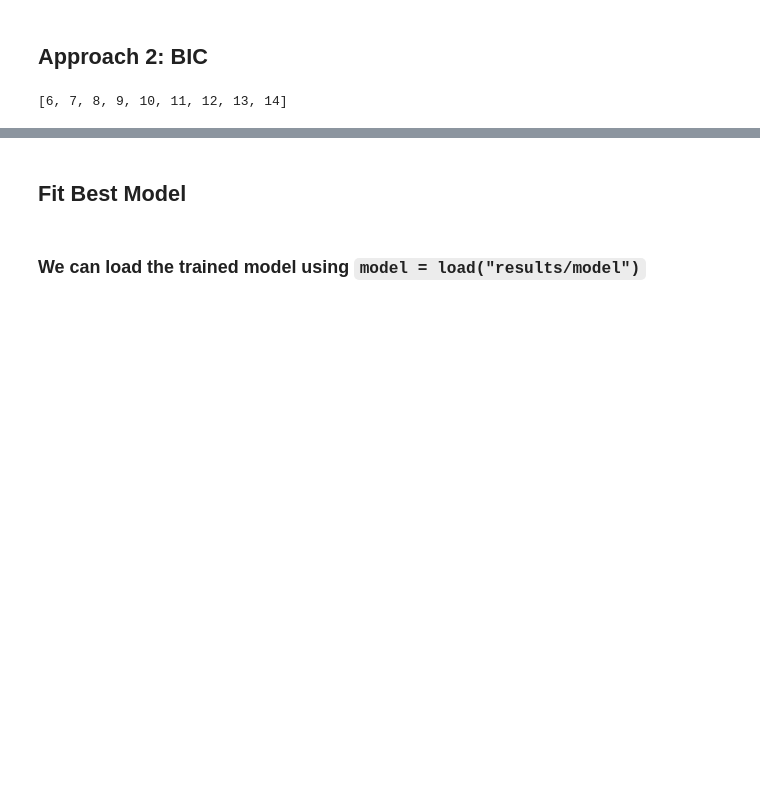
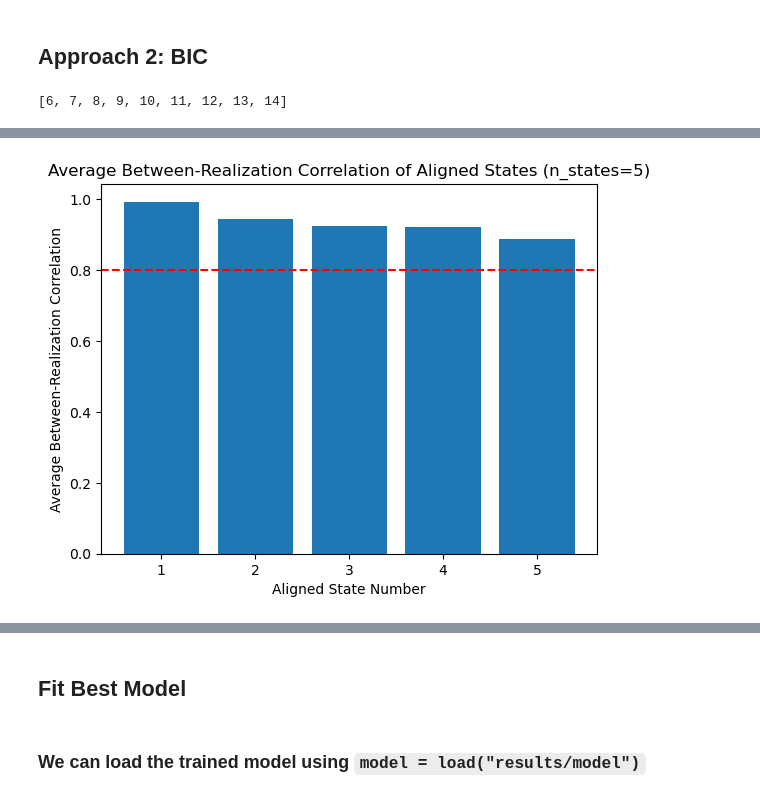
Before and after one commit to efei01/dFNC, a Jupyter notebook: HMM/CIMT_rest/CIMT_rest_HMM.ipynb, the cells around one changed output, grey strips where cells are left out. Saved outputs shown, nothing was run; the diff lists cells and outputs as text; code cells hidden in the pictures; blank space fills up the shorter version.

```diff
--- a/HMM/CIMT_rest/CIMT_rest_HMM.ipynb
+++ b/HMM/CIMT_rest/CIMT_rest_HMM.ipynb
@@ -832,0 +865,82 @@ num_states: MMDL
+# %%
+def realization_corr(r1, r2):
+    r1_stan = (r1 - np.mean(r1, axis=0, keepdims=True)) / np.std(r1, axis=0, keepdims=True)
+    r2_stan = (r2 - np.mean(r2, axis=0, keepdims=True)) / np.std(r2, axis=0, keepdims=True)
+
+    return r1_stan.T @ r2_stan / (r1_stan.shape[0] - 1)
+# %%
+for num_states in sorted_states:
+    CRCM = np.zeros(shape=(num_states * num_realizations, num_states * num_realizations))
+    for i in range(num_realizations):
+        for j in range(num_realizations):
+            if i != j:
+                CRCM[i * num_states:(i * num_states) + num_states, j * num_states:(j * num_states) + num_states] = abs(realization_corr(
+                    hyperparam_CV_log[num_states]['realizations'][i]['off_diags'],
+                    hyperparam_CV_log[num_states]['realizations'][j]['off_diags']
+                ))
+
+    print(np.round(CRCM, 1))
+    state_groups = [] # [(realization number, state number), ...] using 1-based indexing for realization and state numbers for interpretability
+    while np.max(CRCM) > 0:
+        state_groups.append([])
+        m, n = np.unravel_index(np.argmax(CRCM), shape=CRCM.shape)
+        state_groups[-1].append((int(m // num_states + 1), int(m % num_states + 1)))
+        state_groups[-1].append((int(n // num_states + 1), int(n % num_states + 1)))
+        for i in range(num_realizations):
+            if i != m // num_states and i != n // num_states:
+                p_i = i * num_states + np.argmax(CRCM[m, i * num_states:(i * num_states) + num_states])
+                q_i = i * num_states + np.argmax(CRCM[i * num_states:(i * num_states) + num_states, n])
+                if p_i == q_i or CRCM[m, p_i] > CRCM[q_i, n]:
+                    state_groups[-1].append((i + 1, int(p_i % num_states + 1)))
+                    CRCM[:, p_i] = 0
+                    CRCM[p_i, :] = 0
+                else:
+                    state_groups[-1].append((i + 1, int(q_i % num_states + 1)))
+                    CRCM[q_i, :] = 0
+                    CRCM[:, q_i] = 0
+
+        CRCM[m, :] = 0
+        CRCM[:, m] = 0
+        CRCM[:, n] = 0
+        CRCM[n, :] = 0
+
+    within_group_avg_corrs = []
+    for g in range(len(state_groups)):
+        off_diags = []
+        within_group_corrs = []
+        for r, s in sorted(state_groups[g], key=lambda r: r[0]):
+            off_diags.append(hyperparam_CV_log[num_states]['realizations'][r - 1]['off_diags'][:, s - 1]) # r and s use 1-based indexing, so must subtract 1
+
+        for i in range(len(off_diags)):
+            for j in range(i + 1, len(off_diags)):
+                within_group_corrs.append(np.corrcoef(off_diags[i], off_diags[j]))
+
+        within_group_avg_corr = np.mean(within_group_corrs)
+        within_group_avg_corrs.append(within_group_avg_corr)
+
+    idx_seq = []
+    for i, corr in sorted(enumerate(within_group_avg_corrs), key=lambda x: x[1], reverse=True):
+        idx_seq.append(i)
+
+    # Reorder state_groups and within_group_avg_corrs in order of decreasing average between-realization correlation
+    state_groups = [state_groups[i] for i in idx_seq]
+    within_group_avg_corrs = [within_group_avg_corrs[i] for i in idx_seq]
+    print(f"\nAligned States for n_states={num_states}:")
+    for g in range(len(state_groups)):
+        print(f"\nAligned State {g + 1}:")
+        for r, s in sorted(state_groups[g], key=lambda r: r[0]):
+            print(f"Realization {r}, state {s}")
+
+        print(f"Average between-realization correlation: {within_group_avg_corrs[g]}")
+
+    plt.bar(
+        [str(i) for i in range(1, len(state_groups) + 1)],
+        within_group_avg_corrs,
+    )
+    plt.axhline(y=0.8, color='r', linestyle='--') # stability threshold
+
+    plt.title(f"Average Between-Realization Correlation of Aligned States (n_states={num_states})")
+    plt.xlabel("Aligned State Number")
+    plt.ylabel("Average Between-Realization Correlation")
+    plt.show()
+# %% [output]
@@ -832,0 +964 @@ num_states: MMDL
+[figure, added]
```
Also changed, not shown: parts of 9 cells of this notebook, 1 other file.
